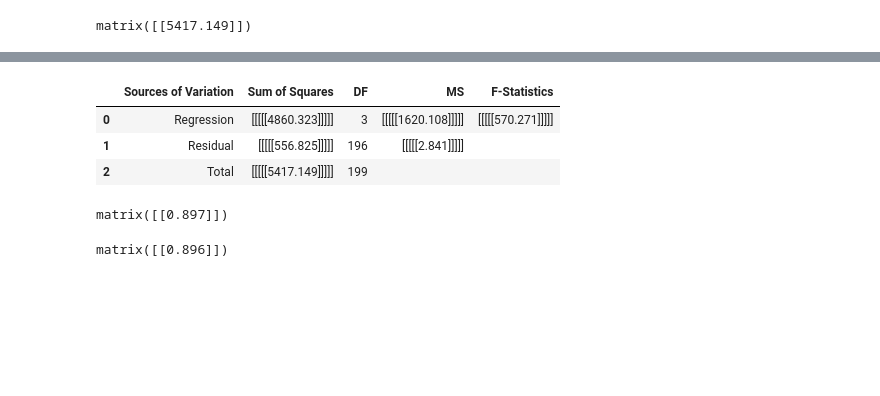
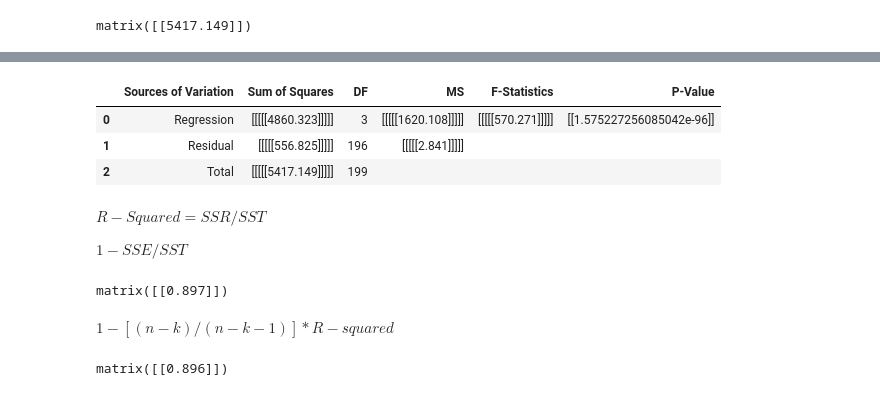
Before and after one commit to 2022khev/Data-science, a Jupyter notebook: Understanding Multiple Linear Regression with Python without Python Packages.ipynb, the cells around one changed output, grey strips where cells are left out. Drawn from its saved outputs; the diff is of its cells as text; code cells hidden in the pictures; blank space fills up the shorter version.

```diff
--- a/Understanding Multiple Linear Regression with Python without Python Packages.ipynb
+++ b/Understanding Multiple Linear Regression with Python without Python Packages.ipynb
@@ -236,22 +245,29 @@ matrix([[5417.149]])
 # %%
 ANOVA=pd.DataFrame({
     "Sources of Variation":["Regression","Residual","Total"],
     "Sum of Squares":[SSR,SSE,SST],
     "DF":[len(betas)-1,len(x)-len(betas),len(x)-1],
     "MS":[SSR/((len(betas)-1)),SSE/((len(x)-len(betas))),""],
-     "F-Statistics":[(SSR/(len(betas)-1))/ (SSE/(len(x)-len(betas))),"",""]
+     "F-Statistics":[(SSR/(len(betas)-1))/ (SSE/(len(x)-len(betas))),"",""],
+    "P-Value":[f.sf((SSR/(len(betas)-1))/ (SSE/(len(x)-len(betas))),len(betas)-1,len(x)-len(betas)),"",""]
 
 })
 # ANOVA.index = [["Regression","Residual","Total"]]
 ANOVA
 # %% [output]
-|  | Sources of Variation | Sum of Squares | DF | MS | F-Statistics |
-| 0 | Regression | [[[[[4860.323]]]]] | 3 | [[[[[1620.108]]]]] | [[[[[570.271]]]]] |
-| 1 | Residual | [[[[[556.825]]]]] | 196 | [[[[[2.841]]]]] |  |
-| 2 | Total | [[[[[5417.149]]]]] | 199 |  |  |
+|  | Sources of Variation | Sum of Squares | DF | MS | F-Statistics | P-Value |
+| 0 | Regression | [[[[[4860.323]]]]] | 3 | [[[[[1620.108]]]]] | [[[[[570.271]]]]] | [[1.575227256085042e-96]] |
+| 1 | Residual | [[[[[556.825]]]]] | 196 | [[[[[2.841]]]]] |  |  |
+| 2 | Total | [[[[[5417.149]]]]] | 199 |  |  |  |
+# %% [markdown]
+$R-Squared = {SSR}/{SST} $
+
+${1}-{SSE/SST}$
 # %%
 R_Sq = SSR/SST
 R_Sq[0]
 # %% [output]
 matrix([[0.897]])
+# %% [markdown]
+${1}-[({n-k})/({n-k-1})] * R-squared$
 # %%
```
Also changed, not shown: parts of 24 cells of this notebook.
